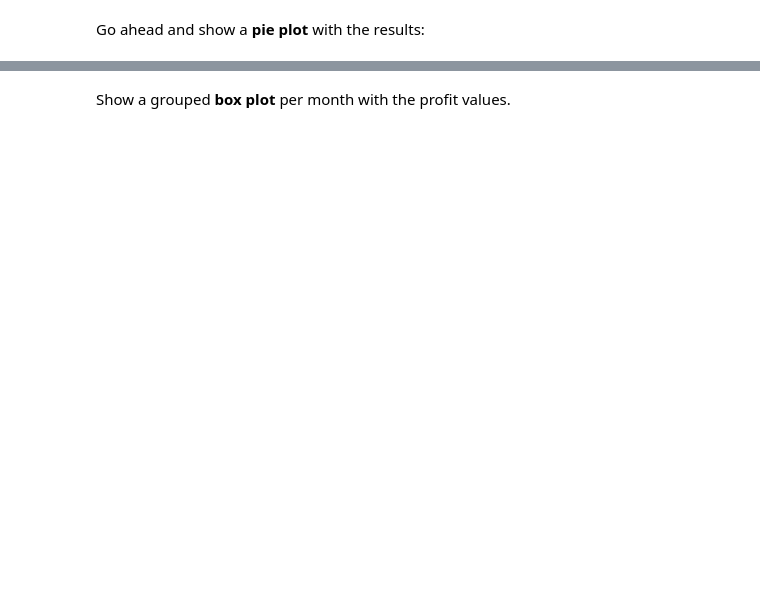
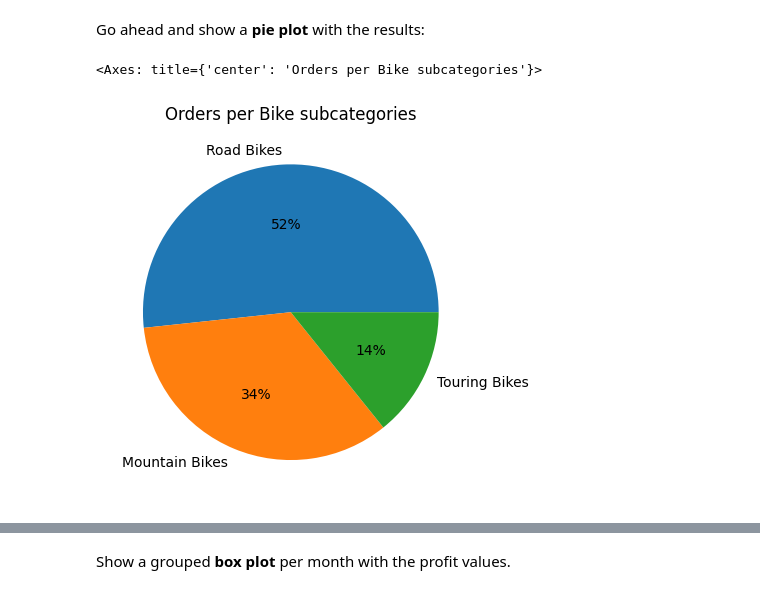
Before and after one commit to myllah/freecodecamp_data_analysis_with_python, a Jupyter notebook: 02 - Data Analysis Example A/Exercises_1.ipynb, the cells around one changed output, grey strips where cells are left out. Saved outputs shown, nothing was run; the diff lists cells and outputs as text; code cells hidden in the pictures; blank space fills up the shorter version.

```diff
--- a/02 - Data Analysis Example A/Exercises_1.ipynb
+++ b/02 - Data Analysis Example A/Exercises_1.ipynb
@@ -498,2 +670,9 @@ Go ahead and show a <b>pie plot</b> with the results:
+# %%
+# your code goes here
+
+sales.loc[sales['Product_Category'] == 'Bikes', 'Sub_Category'].value_counts().plot(kind='pie', title='Orders per Bike subcategories',autopct=lambda p: '{:.0f}%'.format(p), ylabel='')
+# %% [output]
+<Axes: title={'center': 'Orders per Bike subcategories'}>
+[figure, added]
 # %%
 bikes.plot(kind='pie', figsize=(6,6))
```
Also changed, not shown: parts of 51 cells of this notebook.
